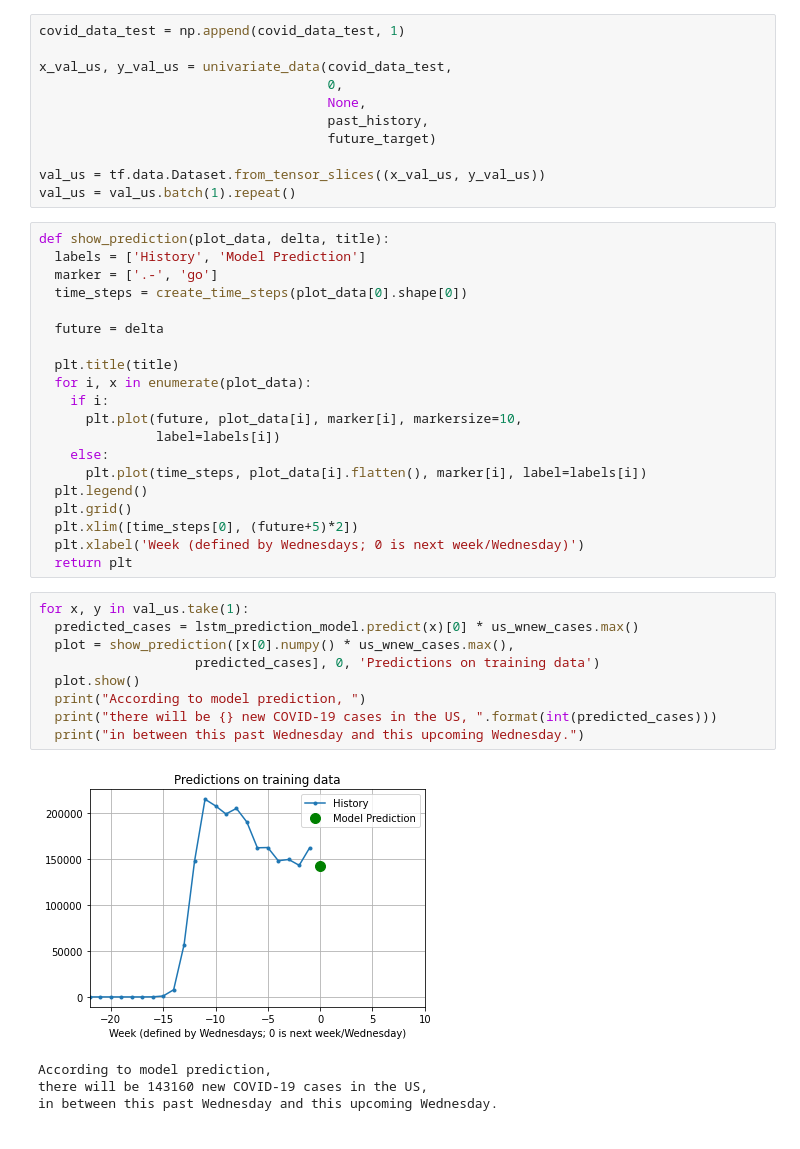
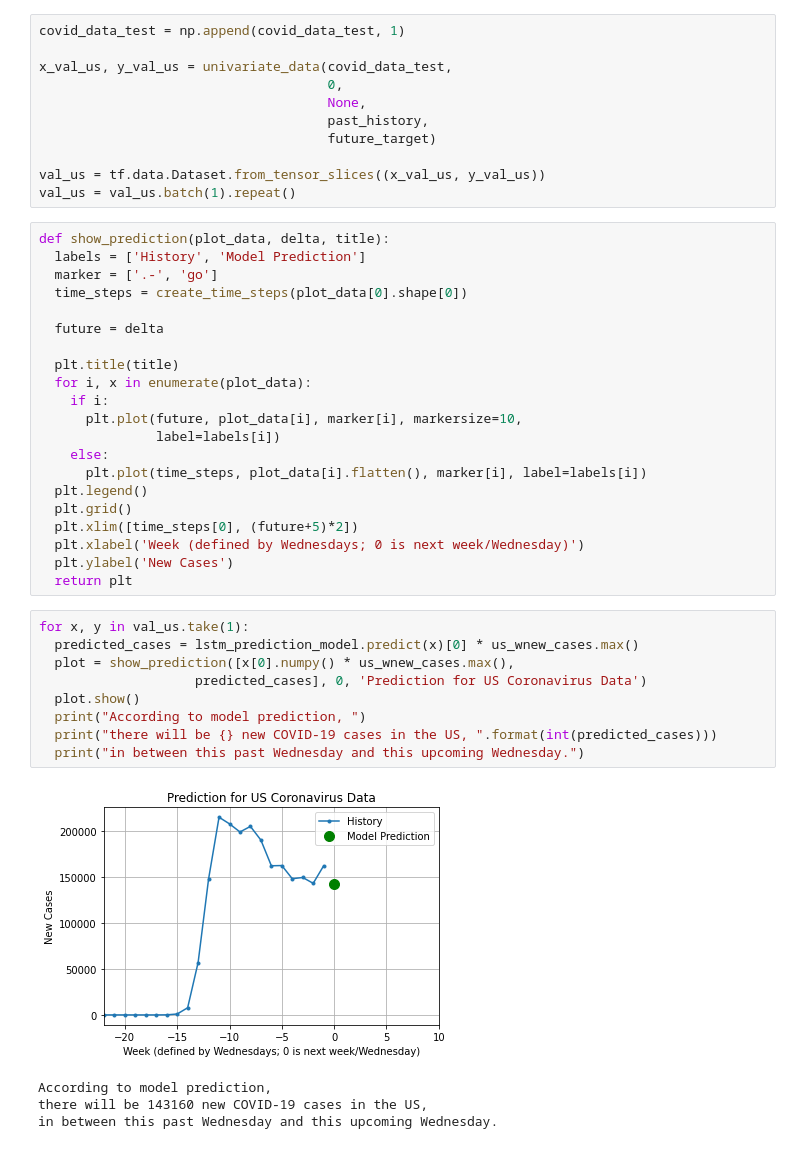
Before and after one commit to tamjazad/ml-covid19, a Jupyter notebook: flu-trained-models/usa_nextweek_c19.ipynb, the cells around one changed output. Cells and saved outputs as stored; diff of their text form.

Commit message:
further documented data

```diff
--- a/flu-trained-models/usa_nextweek_c19.ipynb
+++ b/flu-trained-models/usa_nextweek_c19.ipynb
@@ -300,18 +300,19 @@ def show_prediction(plot_data, delta, title):
   plt.grid()
   plt.xlim([time_steps[0], (future+5)*2])
   plt.xlabel('Week (defined by Wednesdays; 0 is next week/Wednesday)')
+  plt.ylabel('New Cases')
   return plt
 # %%
 for x, y in val_us.take(1):
   predicted_cases = lstm_prediction_model.predict(x)[0] * us_wnew_cases.max()
   plot = show_prediction([x[0].numpy() * us_wnew_cases.max(),
-                    predicted_cases], 0, 'Predictions on training data')
+                    predicted_cases], 0, 'Prediction for US Coronavirus Data')
   plot.show()
   print("According to model prediction, ")
   print("there will be {} new COVID-19 cases in the US, ".format(int(predicted_cases)))
   print("in between this past Wednesday and this upcoming Wednesday.")
 # %% [output]
-[figure, old version]
+[figure, new version]
 According to model prediction,
 there will be 143160 new COVID-19 cases in the US,
 in between this past Wednesday and this upcoming Wednesday.
```
